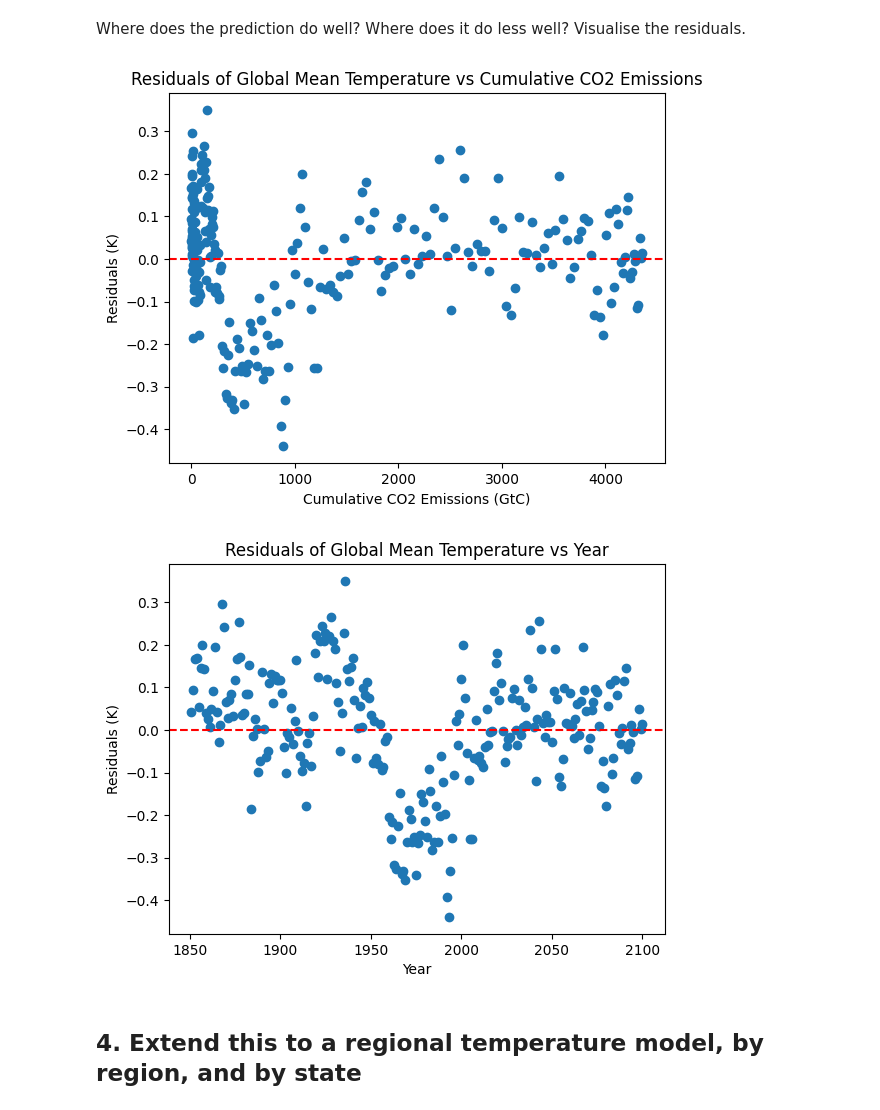
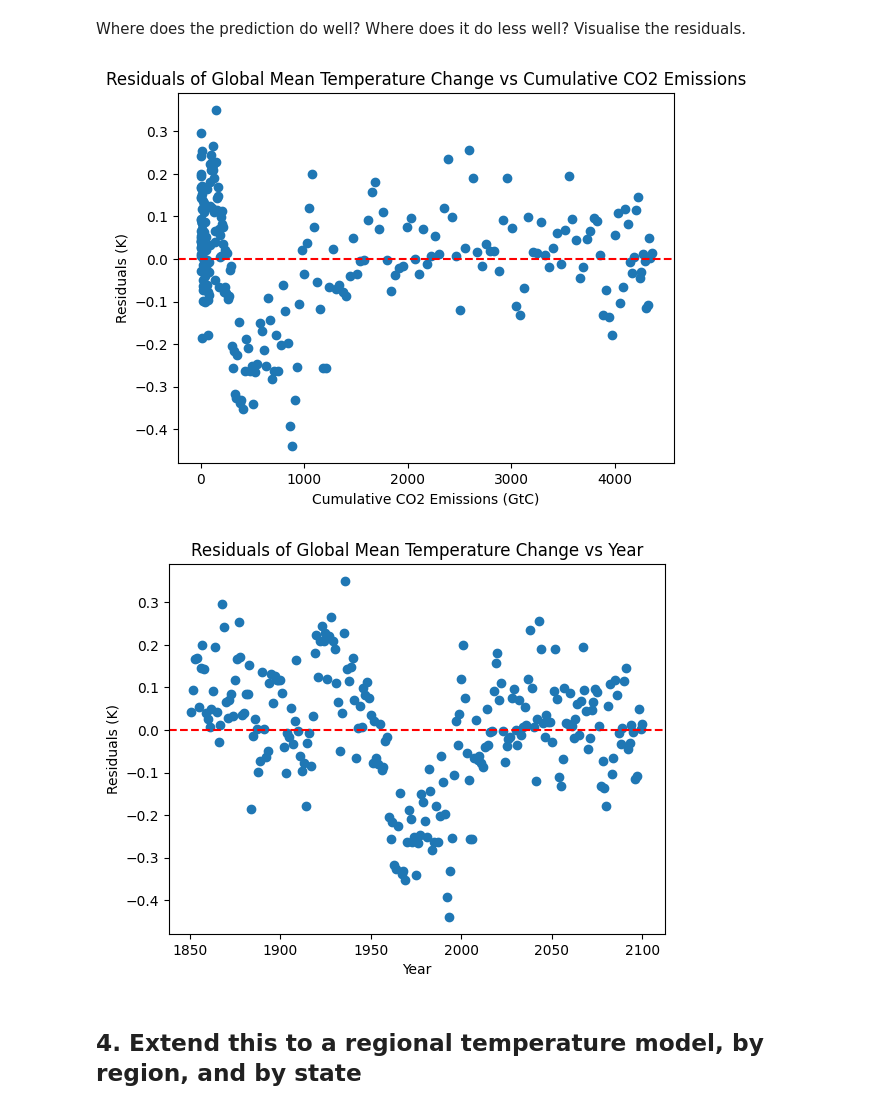
Before and after one commit to TangyKiwi/DSC-200, a Jupyter notebook: Project/Final project.ipynb, the cells around one changed output. Drawn from its saved outputs; the diff is of its cells as text; code cells hidden in the pictures.

```diff
--- a/Project/Final project.ipynb
+++ b/Project/Final project.ipynb
@@ -270,26 +270,26 @@ plt.show()
 Where does the prediction do well? Where does it do less well? Visualise the residuals.
 # %%
 # YOUR CODE HERE
-# visualize the residuals of global mean temperature vs cumulative CO2 emissions
+# visualize the residuals of global mean temperature change vs cumulative CO2 emissions
 predicted_temps = model.predict(X)
 residuals = y - predicted_temps
 plt.scatter(cumulative_CO2["cumulative_CO2"], residuals)
 plt.axhline(0, color="red", linestyle="--")
 plt.xlabel("Cumulative CO2 Emissions (GtC)")
 plt.ylabel("Residuals (K)")
-plt.title("Residuals of Global Mean Temperature vs Cumulative CO2 Emissions")
+plt.title("Residuals of Global Mean Temperature Change vs Cumulative CO2 Emissions")
 plt.show()
 
 # visualize the residuals of global mean temperature vs year
 plt.scatter(cumulative_CO2["year"], residuals)
 plt.axhline(0, color="red", linestyle="--")
 plt.xlabel("Year")
 plt.ylabel("Residuals (K)")
-plt.title("Residuals of Global Mean Temperature vs Year")
+plt.title("Residuals of Global Mean Temperature Change vs Year")
 plt.show()
 # %% [output]
-[figure, old version]
+[figure, new version]
-[figure, old version]
+[figure, new version]
 # %% [markdown]
 ## 4. Extend this to a regional temperature model, by region, and by state
 # %% [markdown]
```
Also changed, not shown: parts of 7 cells of this notebook.
